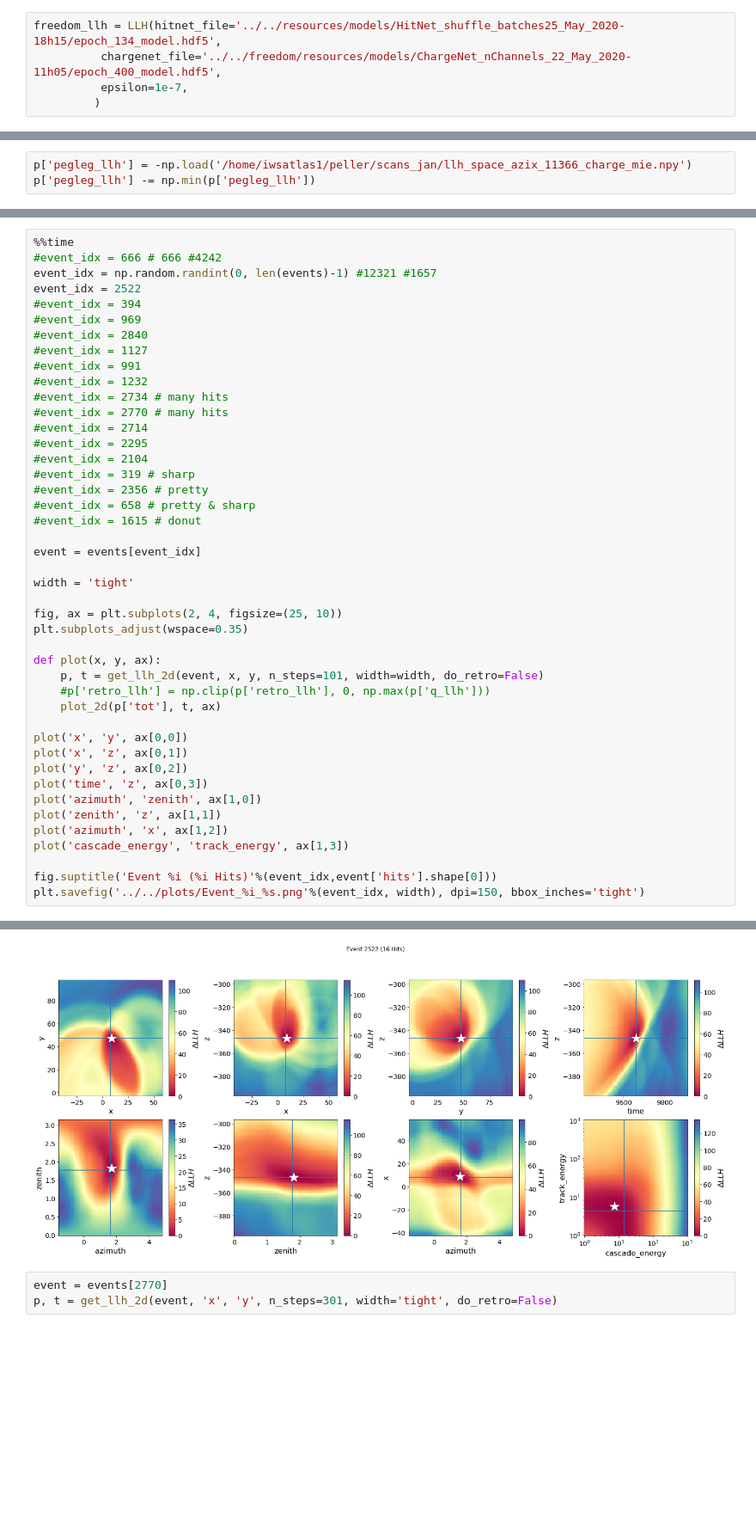
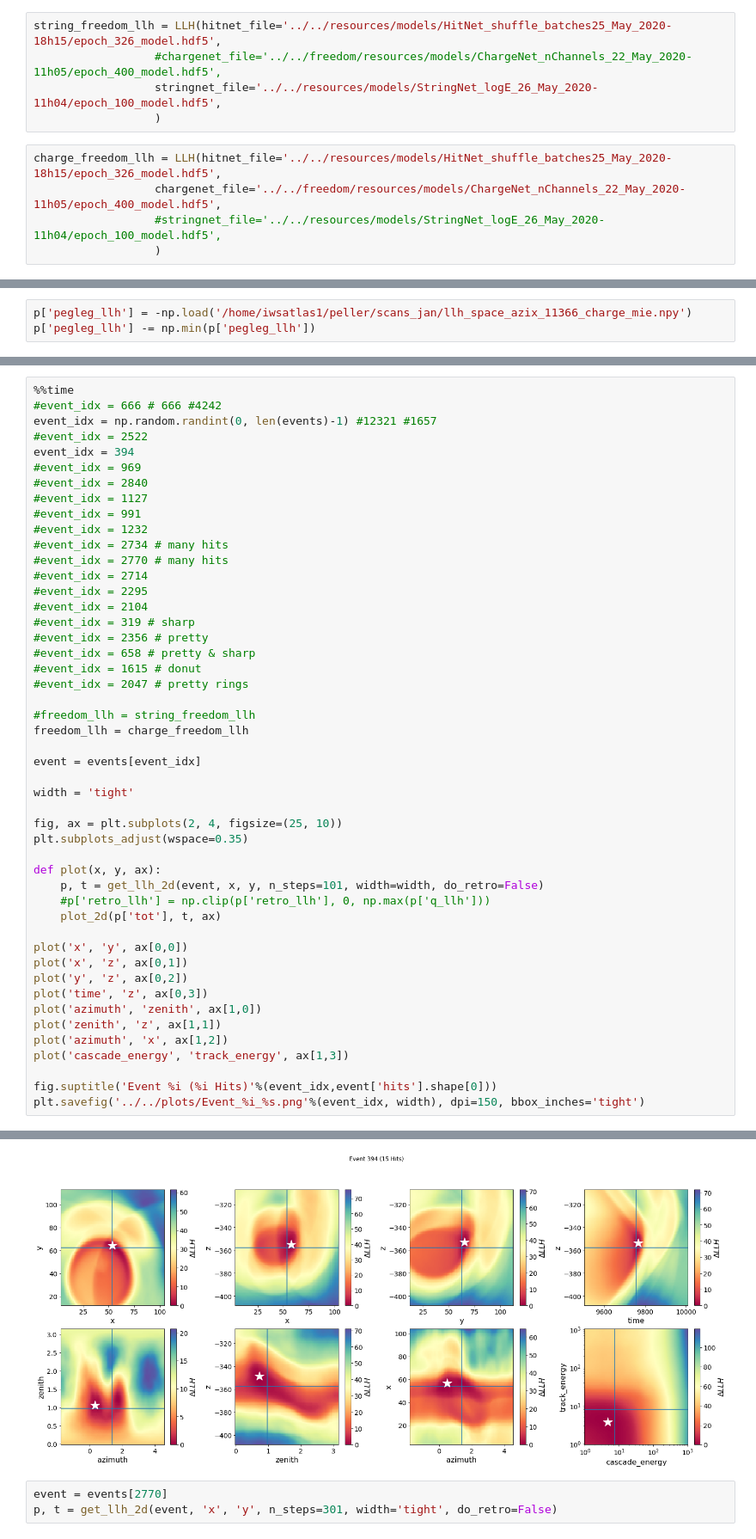
Before and after one commit to philippeller/freeDOM, a Jupyter notebook: notebooks/peller/inspect.ipynb, the cells around one changed output, grey strips where cells are left out. Shown at 86% size. Drawn from its saved outputs; the diff is of its cells as text; blank space fills up the shorter version.

```diff
--- a/notebooks/peller/inspect.ipynb
+++ b/notebooks/peller/inspect.ipynb
@@ -41,8 +45,13 @@ events, labels = load_events(dir='/home/iwsatlas1/peller/work/oscNext/level7_v01
 # %%
-freedom_llh = LLH(hitnet_file='../../resources/models/HitNet_shuffle_batches25_May_2020-18h15/epoch_134_model.hdf5',
-          chargenet_file='../../freedom/resources/models/ChargeNet_nChannels_22_May_2020-11h05/epoch_400_model.hdf5',
-          epsilon=1e-7,
-         )
+string_freedom_llh = LLH(hitnet_file='../../resources/models/HitNet_shuffle_batches25_May_2020-18h15/epoch_326_model.hdf5',
+                  #chargenet_file='../../freedom/resources/models/ChargeNet_nChannels_22_May_2020-11h05/epoch_400_model.hdf5',
+                  stringnet_file='../../resources/models/StringNet_logE_26_May_2020-11h04/epoch_100_model.hdf5',
+                  )
+# %%
+charge_freedom_llh = LLH(hitnet_file='../../resources/models/HitNet_shuffle_batches25_May_2020-18h15/epoch_326_model.hdf5',
+                  chargenet_file='../../freedom/resources/models/ChargeNet_nChannels_22_May_2020-11h05/epoch_400_model.hdf5',
+                  #stringnet_file='../../resources/models/StringNet_logE_26_May_2020-11h04/epoch_100_model.hdf5',
+                  )
 # %%
 retro_llh = retroLLH()
 # %% [output]
@@ -229,8 +234,8 @@ Wall time: 23min 31s
 %%time
 #event_idx = 666 # 666 #4242
 event_idx = np.random.randint(0, len(events)-1) #12321 #1657
-event_idx = 2522
-#event_idx = 394
+#event_idx = 2522
+event_idx = 394
 #event_idx = 969
 #event_idx = 2840
 #event_idx = 1127
@@ -245,6 +250,10 @@ event_idx = 2522
 #event_idx = 2356 # pretty
 #event_idx = 658 # pretty & sharp
 #event_idx = 1615 # donut
+#event_idx = 2047 # pretty rings
+
+#freedom_llh = string_freedom_llh
+freedom_llh = charge_freedom_llh
 
 event = events[event_idx]
 
@@ -275,4 +284,4 @@ Wall time: 3.4 s
-[figure, old version]
+[figure, new version]
 # %%
 event = events[2770]
 p, t = get_llh_2d(event, 'x', 'y', n_steps=301, width='tight', do_retro=False)
```
Also changed, not shown: parts of 11 cells of this notebook, 3 other files.
